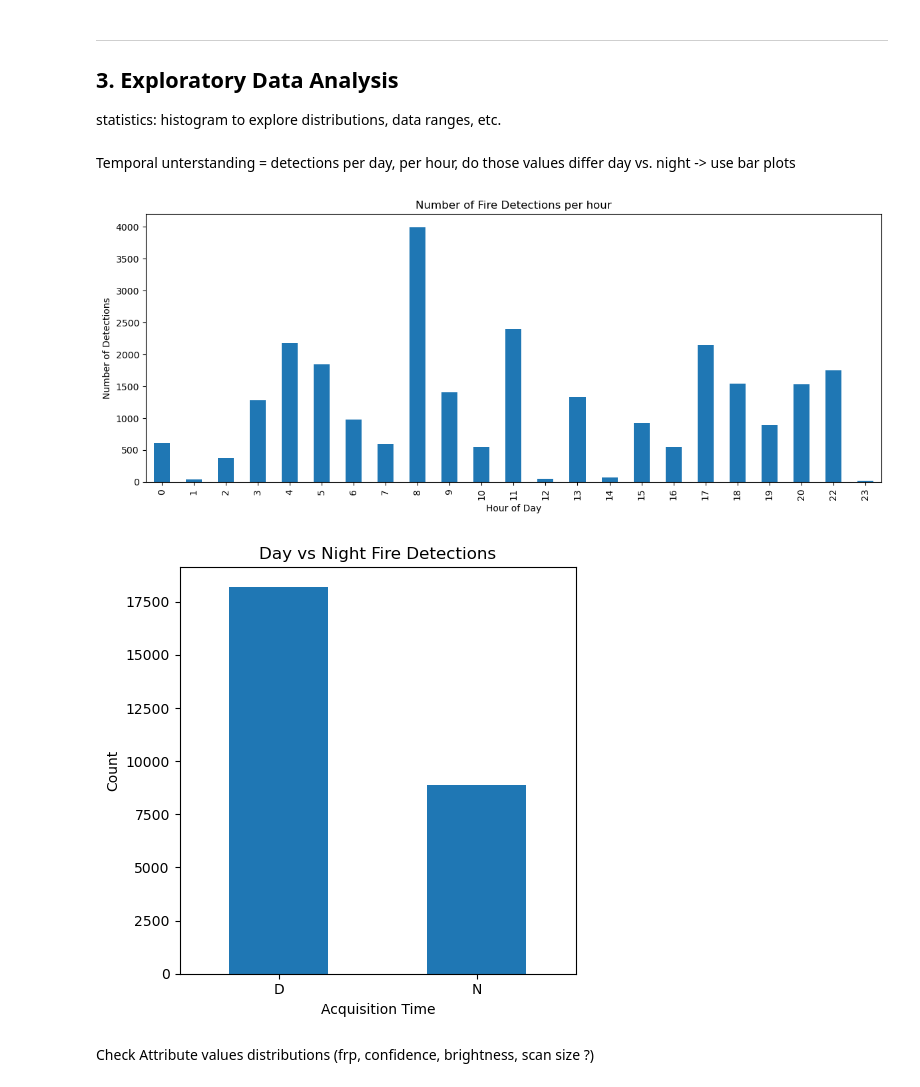
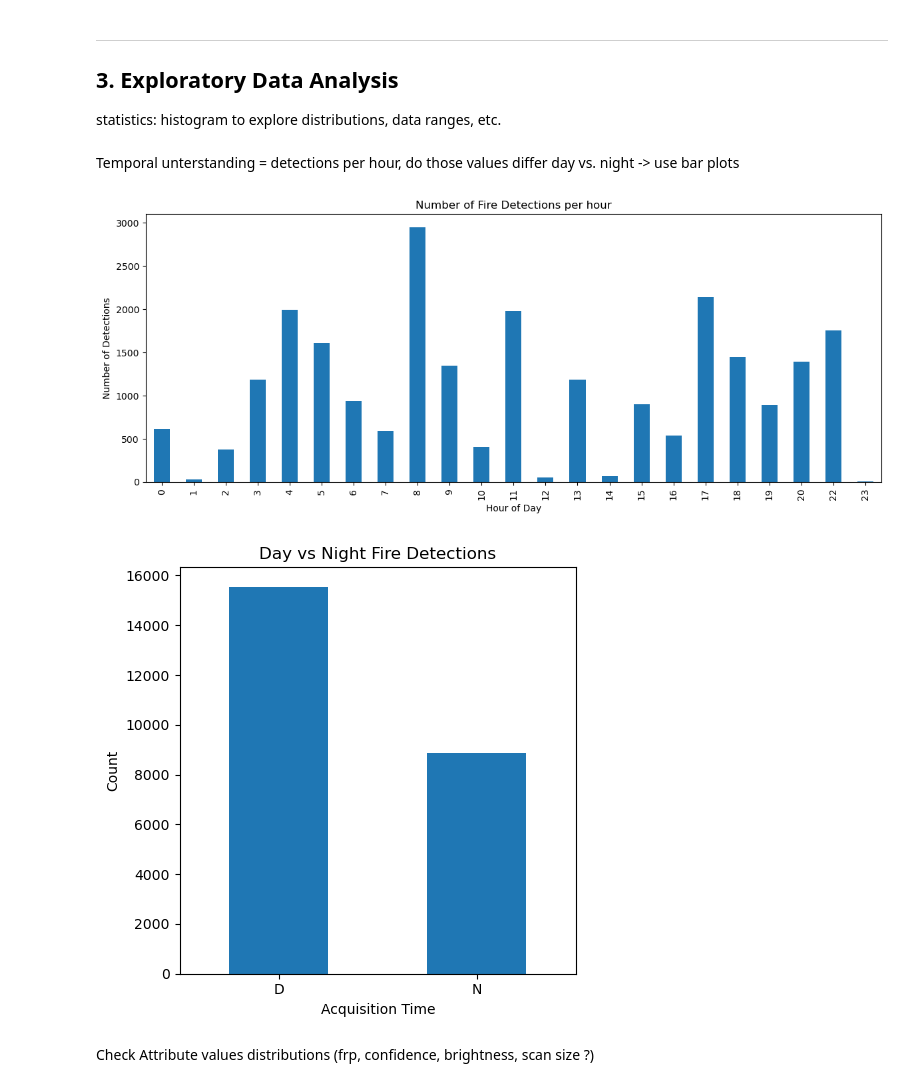
Before and after one commit to MajaMuehlebach/sds210_project, a Jupyter notebook: notebooks/Project_Code_V1.ipynb, the cells around one changed output. Drawn from its saved outputs; the diff is of its cells as text; code cells hidden in the pictures.

```diff
--- a/notebooks/Project_Code_V1.ipynb
+++ b/notebooks/Project_Code_V1.ipynb
@@ -156,13 +154,12 @@ None
 # %%
 # inspect confidence column first
 display(fire_gdf["confidence"].value_counts()) # n = nominal, l = low, h = high
-
 
 # check for NaN values
 df.isna().sum() # 0 NaN values,  !!!!! maybe include an automatic check (if NaNs do a filtering/drop na)
 
 # filter all low values
-gdf_filtered = fire_gdf[fire_gdf["confidence"] != "l"]
+gdf_filtered = fire_gdf[fire_gdf["confidence"] != "l"].copy() # set .copy() for an independent, filtered copy
 gdf_filtered["confidence"].value_counts() # now only h and n values are included
 # %% [output]
 confidence
@@ -180,24 +177,25 @@ Name: count, dtype: int64
 ## 3. Exploratory Data Analysis
 statistics: histogram to explore distributions, data ranges, etc.
 # %% [markdown]
-Temporal unterstanding = detections per day, per hour, do those values differ day vs. night
+Temporal unterstanding = detections per hour, do those values differ day vs. night
 -> use bar plots
 # %%
-hourly_counts = fire_gdf.groupby("hour").size()
+hourly_counts = gdf_filtered.groupby("hour").size()
 
 plt.figure(figsize=(12,5))
-daily_counts.plot(kind="bar")
+hourly_counts.plot(kind="bar")
 
 plt.title("Number of Fire Detections per hour")
 plt.xlabel("Hour of Day")
 plt.ylabel("Number of Detections")
 
 plt.tight_layout()
 plt.show()
+# perhaps pattern caused by overflight over different terrains (ocean vs. terrestrial?)
 # %% [output]
-[figure, old version]
+[figure, new version]
 # %%
-daynight_counts = fire_gdf["daynight"].value_counts()
+daynight_counts = gdf_filtered["daynight"].value_counts()
 
 plt.figure(figsize=(5,5))
 daynight_counts.plot(kind="bar")
@@ -211,7 +209,7 @@ plt.xticks(rotation=0)
 plt.tight_layout()
 plt.show()
 # %% [output]
-[figure, old version]
+[figure, new version]
 # %% [markdown]
 Check Attribute values distributions (frp, confidence, brightness, scan size ?)
 # %%
```
Also changed, not shown: parts of 8 cells of this notebook.
